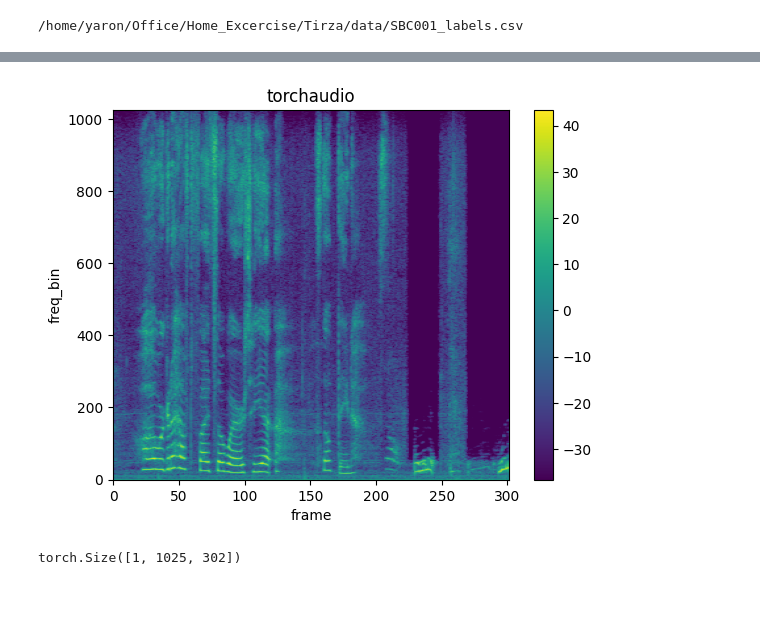
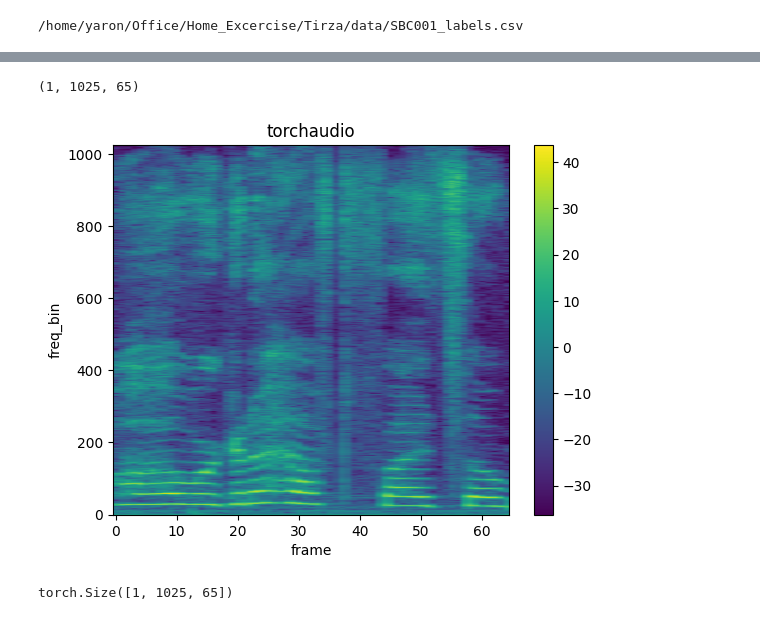
Before and after one commit to yaronwinter/workshop, a Jupyter notebook: notebooks/spectrogram.ipynb, the cells around one changed output, grey strips where cells are left out. Drawn from its saved outputs; the diff is of its cells as text; code cells hidden in the pictures.

```diff
--- a/notebooks/spectrogram.ipynb
+++ b/notebooks/spectrogram.ipynb
@@ -44,8 +30,8 @@ def plot_waveform(waveform, sr, title="Waveform"):
 audio_signal, fs = torchaudio.load(AUDIO_FILE)
 print(audio_signal.size())
 print(fs)
-start_ind = int(16*fs)
-end_ind = int(23*fs)
+start_ind = int(16.5*fs)
+end_ind = int(18*fs)
 active_signal = torch.unsqueeze(audio_signal[0,start_ind:end_ind], 0)
 plot_waveform(active_signal, fs, title="Audio Signal")
 Audio(active_signal.numpy(), rate=fs)
@@ -56,19 +42,45 @@ torch.Size([1, 33427566])
 [interactive output not drawn]
 # %%
 import librosa
+
+n_fft = 2048
+win_length = None
+hop_length = 512
+
+# Define transform
+spectrogram = T.Spectrogram(
+    n_fft=n_fft,
+    win_length=win_length,
+    hop_length=hop_length,
+    center=True,
+    pad_mode="reflect",
+    power=2.0,
+)
+
 
 def plot_spectrogram(specgram, title=None, ylabel="freq_bin"):
     fig, axs = plt.subplots(1, 1)
     axs.set_title(title or "Spectrogram (db)")
     axs.set_ylabel(ylabel)
     axs.set_xlabel("frame")
     im = axs.imshow(librosa.power_to_db(specgram), origin="lower", aspect="auto")
     fig.colorbar(im, ax=axs)
     plt.show(block=False)
 
+def float_formatter(f: float) -> str:
+    return "{:.3f}".format(f)
+
+import math
+
+#torch.set_printoptions(formatter={'float':float_formatter})
 spec = spectrogram(active_signal)
+test = spec.numpy()
+np.set_printoptions(formatter={'float':float_formatter})
+print(test.shape)
+#print(abs(test[0,:20,:10]))
 plot_spectrogram(spec[0], title="torchaudio")
 spec.shape
 # %% [output]
+(1, 1025, 65)
-[figure, old version]
+[figure, new version]
-torch.Size([1, 1025, 302])
+torch.Size([1, 1025, 65])
```
Also changed, not shown: parts of 3 cells of this notebook, 6 other files.
